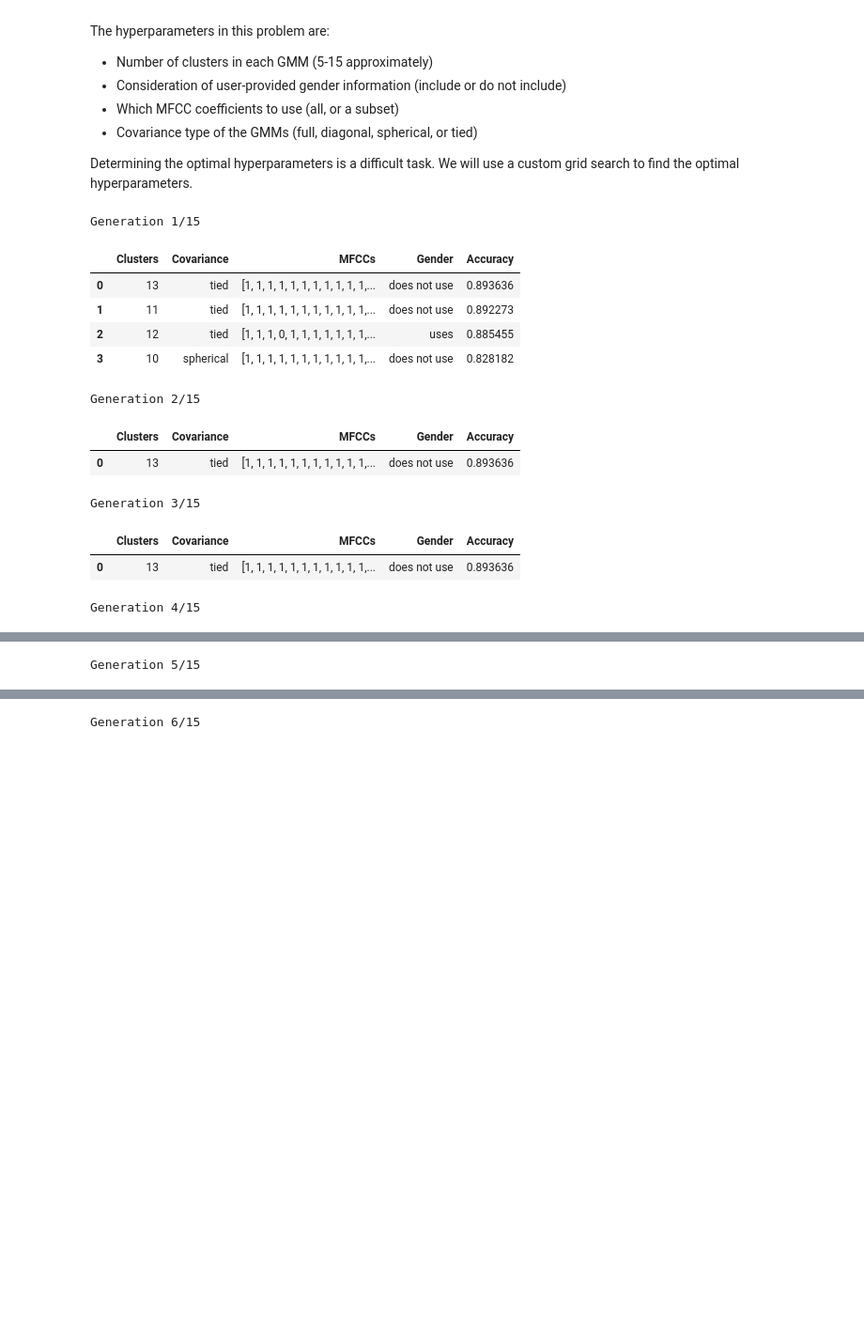
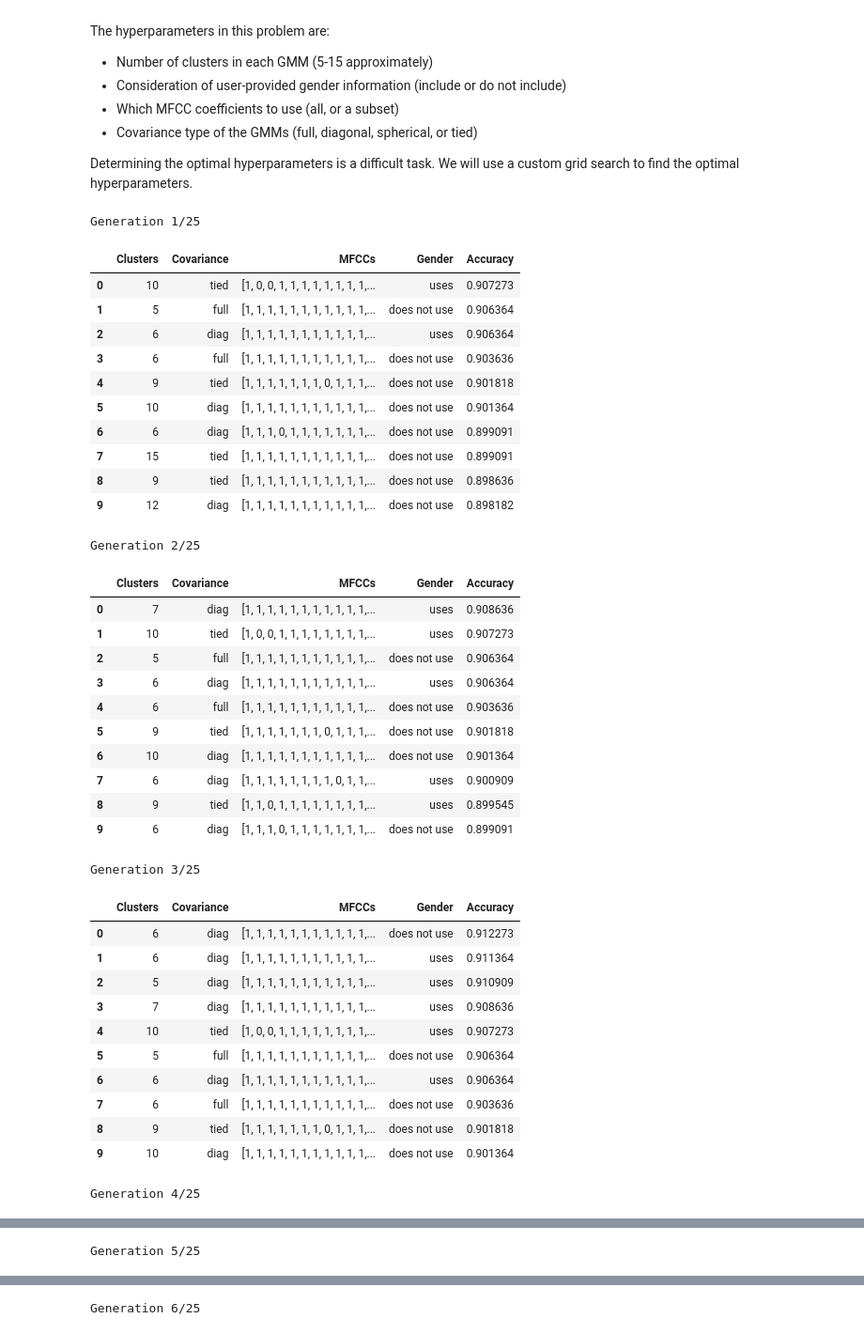
Before and after one commit to mbryant2025/SpokenDigits, a Jupyter notebook: main.ipynb, the cells around one changed output, grey strips where cells are left out. Shown at 94% size. Drawn from its saved outputs; the diff is of its cells as text; code cells hidden in the pictures; blank space fills up the shorter version.

```diff
--- a/main.ipynb
+++ b/main.ipynb
@@ -712,7 +712,7 @@ def perform_genetic_algorithm(train, test, population_size=100, num_generations=
                      'MFCCs': np.concatenate([parent1['MFCCs'][:crossover_point], parent2['MFCCs'][crossover_point:]]),
                      'Gender': np.random.choice([parent1['Gender'], parent2['Gender']])}
 
-            mutation_prob = 0.000000000000065
+            mutation_prob = 0.25
 
             # Mutate a MFCC inclusion
             if np.random.rand() < mutation_prob:
@@ -744,19 +744,43 @@ def perform_genetic_algorithm(train, test, population_size=100, num_generations=
     # Display top 10 results
     display_top_results(population_with_acc)
 # %%
-perform_genetic_algorithm(X_TRAIN, TEST, population_size=4, num_generations=15, elite_percentage=0.25)
+perform_genetic_algorithm(X_TRAIN, TEST, population_size=150, num_generations=25, elite_percentage=0.15)
 # %% [output]
-Generation 1/15
+Generation 1/25
 |  | Clusters | Covariance | MFCCs | Gender | Accuracy |
-| 0 | 13 | tied | [1, 1, 1, 1, 1, 1, 1, 1, 1, 1, 1,... | does not use | 0.893636 |
-| 1 | 11 | tied | [1, 1, 1, 1, 1, 1, 1, 1, 1, 1, 1,... | does not use | 0.892273 |
-| 2 | 12 | tied | [1, 1, 1, 0, 1, 1, 1, 1, 1, 1, 1,... | uses | 0.885455 |
-| 3 | 10 | spherical | [1, 1, 1, 1, 1, 1, 1, 1, 1, 1, 1,... | does not use | 0.828182 |
+| 0 | 10 | tied | [1, 0, 0, 1, 1, 1, 1, 1, 1, 1, 1,... | uses | 0.907273 |
+| 1 | 5 | full | [1, 1, 1, 1, 1, 1, 1, 1, 1, 1, 1,... | does not use | 0.906364 |
+| 2 | 6 | diag | [1, 1, 1, 1, 1, 1, 1, 1, 1, 1, 1,... | uses | 0.906364 |
+| 3 | 6 | full | [1, 1, 1, 1, 1, 1, 1, 1, 1, 1, 1,... | does not use | 0.903636 |
+| 4 | 9 | tied | [1, 1, 1, 1, 1, 1, 1, 0, 1, 1, 1,... | does not use | 0.901818 |
+| 5 | 10 | diag | [1, 1, 1, 1, 1, 1, 1, 1, 1, 1, 1,... | does not use | 0.901364 |
+| 6 | 6 | diag | [1, 1, 1, 0, 1, 1, 1, 1, 1, 1, 1,... | does not use | 0.899091 |
+| 7 | 15 | tied | [1, 1, 1, 1, 1, 1, 1, 1, 1, 1, 1,... | does not use | 0.899091 |
+| 8 | 9 | tied | [1, 1, 1, 1, 1, 1, 1, 1, 1, 1, 1,... | does not use | 0.898636 |
+| 9 | 12 | diag | [1, 1, 1, 1, 1, 1, 1, 1, 1, 1, 1,... | does not use | 0.898182 |
-Generation 2/15
+Generation 2/25
 |  | Clusters | Covariance | MFCCs | Gender | Accuracy |
-| 0 | 13 | tied | [1, 1, 1, 1, 1, 1, 1, 1, 1, 1, 1,... | does not use | 0.893636 |
+| 0 | 7 | diag | [1, 1, 1, 1, 1, 1, 1, 1, 1, 1, 1,... | uses | 0.908636 |
+| 1 | 10 | tied | [1, 0, 0, 1, 1, 1, 1, 1, 1, 1, 1,... | uses | 0.907273 |
+| 2 | 5 | full | [1, 1, 1, 1, 1, 1, 1, 1, 1, 1, 1,... | does not use | 0.906364 |
+| 3 | 6 | diag | [1, 1, 1, 1, 1, 1, 1, 1, 1, 1, 1,... | uses | 0.906364 |
+| 4 | 6 | full | [1, 1, 1, 1, 1, 1, 1, 1, 1, 1, 1,... | does not use | 0.903636 |
+| 5 | 9 | tied | [1, 1, 1, 1, 1, 1, 1, 0, 1, 1, 1,... | does not use | 0.901818 |
+| 6 | 10 | diag | [1, 1, 1, 1, 1, 1, 1, 1, 1, 1, 1,... | does not use | 0.901364 |
+| 7 | 6 | diag | [1, 1, 1, 1, 1, 1, 1, 1, 0, 1, 1,... | uses | 0.900909 |
+| 8 | 9 | tied | [1, 1, 0, 1, 1, 1, 1, 1, 1, 1, 1,... | uses | 0.899545 |
+| 9 | 6 | diag | [1, 1, 1, 0, 1, 1, 1, 1, 1, 1, 1,... | does not use | 0.899091 |
-Generation 3/15
+Generation 3/25
 |  | Clusters | Covariance | MFCCs | Gender | Accuracy |
-| 0 | 13 | tied | [1, 1, 1, 1, 1, 1, 1, 1, 1, 1, 1,... | does not use | 0.893636 |
+| 0 | 6 | diag | [1, 1, 1, 1, 1, 1, 1, 1, 1, 1, 1,... | does not use | 0.912273 |
+| 1 | 6 | diag | [1, 1, 1, 1, 1, 1, 1, 1, 1, 1, 1,... | uses | 0.911364 |
+| 2 | 5 | diag | [1, 1, 1, 1, 1, 1, 1, 1, 1, 1, 1,... | uses | 0.910909 |
+| 3 | 7 | diag | [1, 1, 1, 1, 1, 1, 1, 1, 1, 1, 1,... | uses | 0.908636 |
+| 4 | 10 | tied | [1, 0, 0, 1, 1, 1, 1, 1, 1, 1, 1,... | uses | 0.907273 |
+| 5 | 5 | full | [1, 1, 1, 1, 1, 1, 1, 1, 1, 1, 1,... | does not use | 0.906364 |
+| 6 | 6 | diag | [1, 1, 1, 1, 1, 1, 1, 1, 1, 1, 1,... | uses | 0.906364 |
+| 7 | 6 | full | [1, 1, 1, 1, 1, 1, 1, 1, 1, 1, 1,... | does not use | 0.903636 |
+| 8 | 9 | tied | [1, 1, 1, 1, 1, 1, 1, 0, 1, 1, 1,... | does not use | 0.901818 |
+| 9 | 10 | diag | [1, 1, 1, 1, 1, 1, 1, 1, 1, 1, 1,... | does not use | 0.901364 |
-Generation 4/15
+Generation 4/25
 |  | Clusters | Covariance | MFCCs | Gender | Accuracy |
@@ -764,2 +797,2 @@ Generation 4/15
-Generation 5/15
+Generation 5/25
 |  | Clusters | Covariance | MFCCs | Gender | Accuracy |
@@ -767,2 +809,2 @@ Generation 5/15
-Generation 6/15
+Generation 6/25
 |  | Clusters | Covariance | MFCCs | Gender | Accuracy |
```
Also changed, not shown: parts of 1 cell of this notebook.
